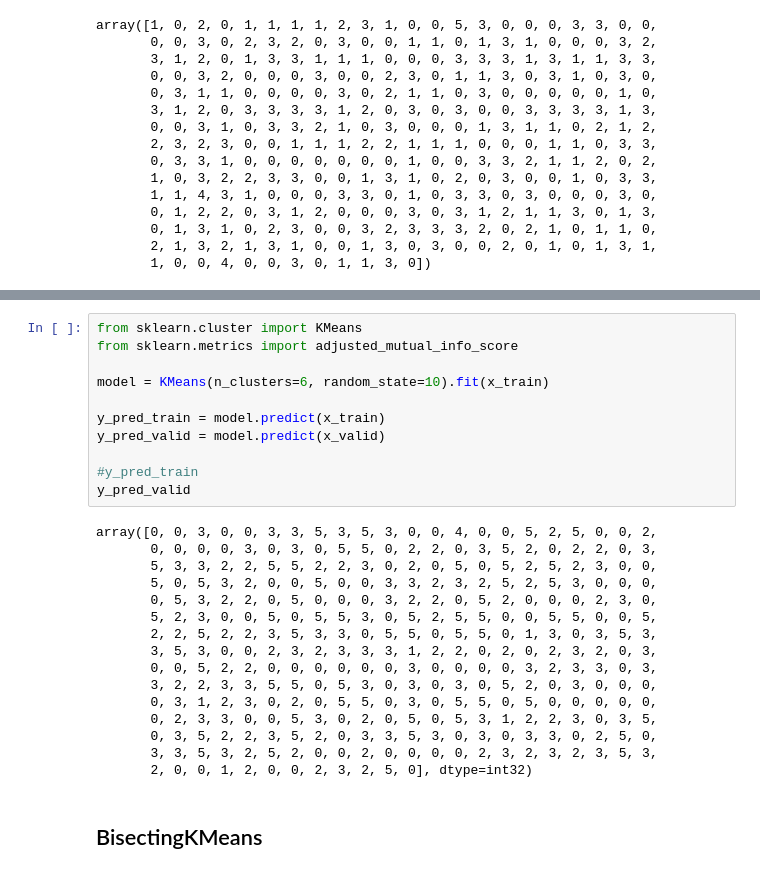
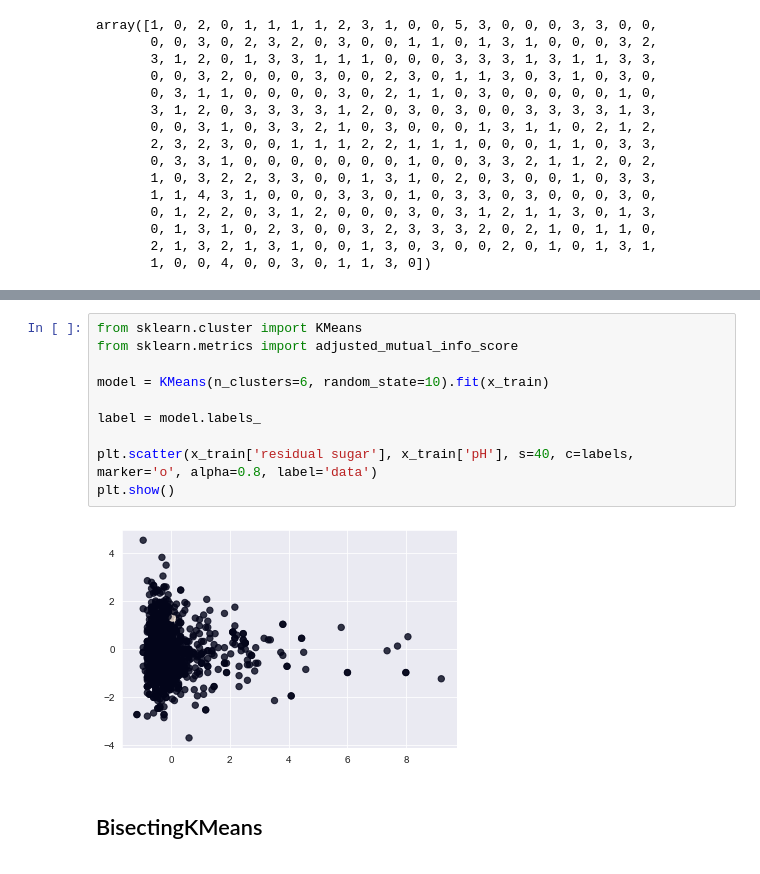
Before and after one commit to RomanK-ML/my-notes, a Jupyter notebook: Конспекты/Data Science/Machine learning/Clusterization.ipynb, the cells around one changed output, grey strips where cells are left out. Saved outputs shown, nothing was run; the diff lists cells and outputs as text.

```diff
--- a/Конспекты/Data Science/Machine learning/Clusterization.ipynb
+++ b/Конспекты/Data Science/Machine learning/Clusterization.ipynb
@@ -152,30 +258,15 @@ array([-1, -1, -1, ..., -1, -1, -1])
 # %%
 from sklearn.cluster import KMeans
 from sklearn.metrics import adjusted_mutual_info_score
 
 model = KMeans(n_clusters=6, random_state=10).fit(x_train)
 
-y_pred_train = model.predict(x_train)
-y_pred_valid = model.predict(x_valid)
+label = model.labels_
 
-#y_pred_train
-y_pred_valid
+plt.scatter(x_train['residual sugar'], x_train['pH'], s=40, c=labels, marker='o', alpha=0.8, label='data')
+plt.show()
 # %% [output]
-array([0, 0, 3, 0, 0, 3, 3, 5, 3, 5, 3, 0, 0, 4, 0, 0, 5, 2, 5, 0, 0, 2,
-       0, 0, 0, 0, 3, 0, 3, 0, 5, 5, 0, 2, 2, 0, 3, 5, 2, 0, 2, 2, 0, 3,
-       5, 3, 3, 2, 2, 5, 5, 2, 2, 3, 0, 2, 0, 5, 0, 5, 2, 5, 2, 3, 0, 0,
-       5, 0, 5, 3, 2, 0, 0, 5, 0, 0, 3, 3, 2, 3, 2, 5, 2, 5, 3, 0, 0, 0,
-       0, 5, 3, 2, 2, 0, 5, 0, 0, 0, 3, 2, 2, 0, 5, 2, 0, 0, 0, 2, 3, 0,
-       5, 2, 3, 0, 0, 5, 0, 5, 5, 3, 0, 5, 2, 5, 5, 0, 0, 5, 5, 0, 0, 5,
-       2, 2, 5, 2, 2, 3, 5, 3, 3, 0, 5, 5, 0, 5, 5, 0, 1, 3, 0, 3, 5, 3,
-       3, 5, 3, 0, 0, 2, 3, 2, 3, 3, 3, 1, 2, 2, 0, 2, 0, 2, 3, 2, 0, 3,
-       0, 0, 5, 2, 2, 0, 0, 0, 0, 0, 0, 3, 0, 0, 0, 0, 3, 2, 3, 3, 0, 3,
-       3, 2, 2, 3, 3, 5, 5, 0, 5, 3, 0, 3, 0, 3, 0, 5, 2, 0, 3, 0, 0, 0,
-       0, 3, 1, 2, 3, 0, 2, 0, 5, 5, 0, 3, 0, 5, 5, 0, 5, 0, 0, 0, 0, 0,
-       0, 2, 3, 3, 0, 0, 5, 3, 0, 2, 0, 5, 0, 5, 3, 1, 2, 2, 3, 0, 3, 5,
-       0, 3, 5, 2, 2, 3, 5, 2, 0, 3, 3, 5, 3, 0, 3, 0, 3, 3, 0, 2, 5, 0,
-       3, 3, 5, 3, 2, 5, 2, 0, 0, 2, 0, 0, 0, 0, 2, 3, 2, 3, 2, 3, 5, 3,
-       2, 0, 0, 1, 2, 0, 0, 2, 3, 2, 5, 0], dtype=int32)
+[figure, added]
 # %% [markdown]
 ## BisectingKMeans
 # %%
```
Also changed, not shown: parts of 14 cells of this notebook, 44 other files.
